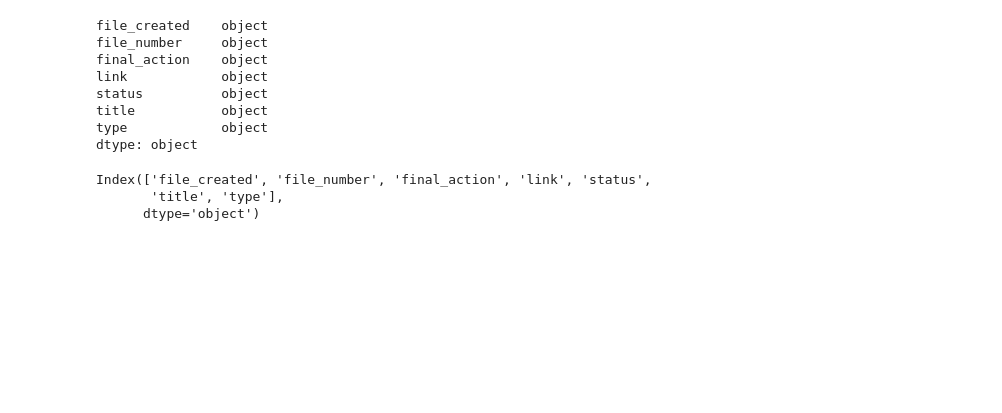
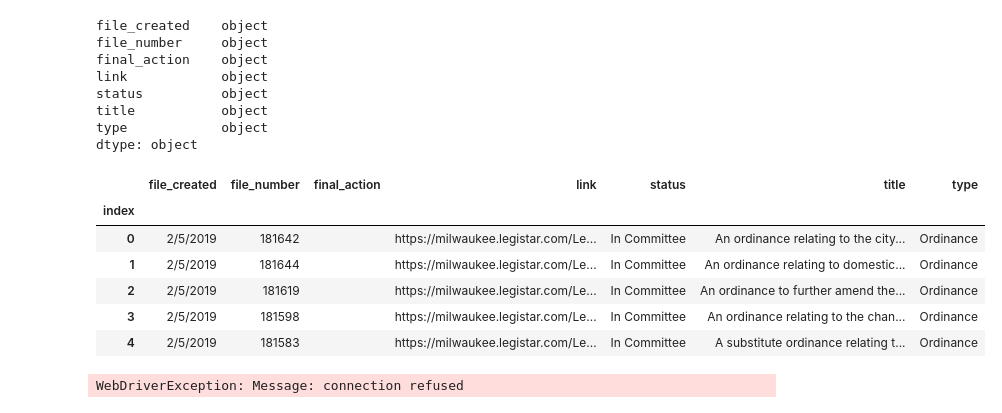
Before and after one commit to Aycrazy/voting_records_mke, a Jupyter notebook: get_voting_records.ipynb, the cells around one changed output. Drawn from its saved outputs; the diff is of its cells as text; code cells hidden in the pictures; blank space fills up the shorter version.

Commit message:
more efficient way to crawl for vote links?

```diff
--- a/get_voting_records.ipynb
+++ b/get_voting_records.ipynb
@@ -291,10 +291,4 @@ new_df.to_pickle('legistar_meta_info.pkl')
 engine = create_engine('sqlite:///vr_ords.db', echo=False)
 connection = engine.connect()
 #df.to_sql('users', con=engine)
-# %%
-new_df.columns
-# %% [output]
-Index(['file_created', 'file_number', 'final_action', 'link', 'status',
-       'title', 'type'],
-      dtype='object')
 # %%
@@ -301,0 +296,12 @@ new_df.to_sql('meta_data', con=engine)
+# %%
+meta_df = pd.read_sql('SELECT * FROM meta_data;', connection, index_col='index')
+# %%
+meta_df.head()
+# %% [output]
+|  | file_created | file_number | final_action | link | status | title | type |
+| index |  |  |  |  |  |  |  |
+| 0 | 2/5/2019 | 181642 |  | https://milwaukee.legistar.com/Le... | In Committee | An ordinance relating to the city... | Ordinance |
+| 1 | 2/5/2019 | 181644 |  | https://milwaukee.legistar.com/Le... | In Committee | An ordinance relating to domestic... | Ordinance |
+| 2 | 2/5/2019 | 181619 |  | https://milwaukee.legistar.com/Le... | In Committee | An ordinance to further amend the... | Ordinance |
+| 3 | 2/5/2019 | 181598 |  | https://milwaukee.legistar.com/Le... | In Committee | An ordinance relating to the chan... | Ordinance |
+| 4 | 2/5/2019 | 181583 |  | https://milwaukee.legistar.com/Le... | In Committee | A substitute ordinance relating t... | Ordinance |
@@ -302 +331,13 @@ new_df.to_sql('meta_data', con=engine)
+# %%
+links_dict = {}
+for i, row in enumerate(meta_df.iterrows()):
+    #print(row)
+    rowDriver = visit_site(row[1]['link'], True)
+    cv = check_passed(rowDriver)
+    if cv == 'Passed':
+        rv = get_passed_dets_link(rowDriver)
+        if rv:
+            links_dict[i] = rv
+# %% [output]
+WebDriverException: Message: connection refused
 # %%
```
Also changed, not shown: parts of 8 cells of this notebook.
